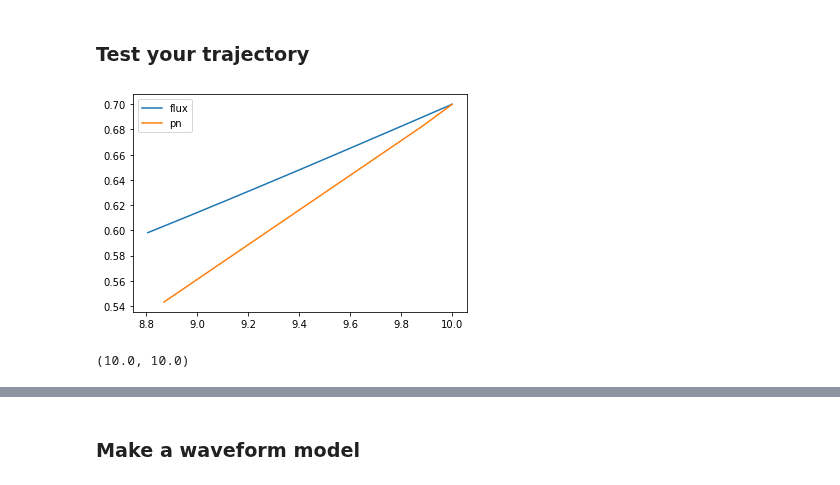
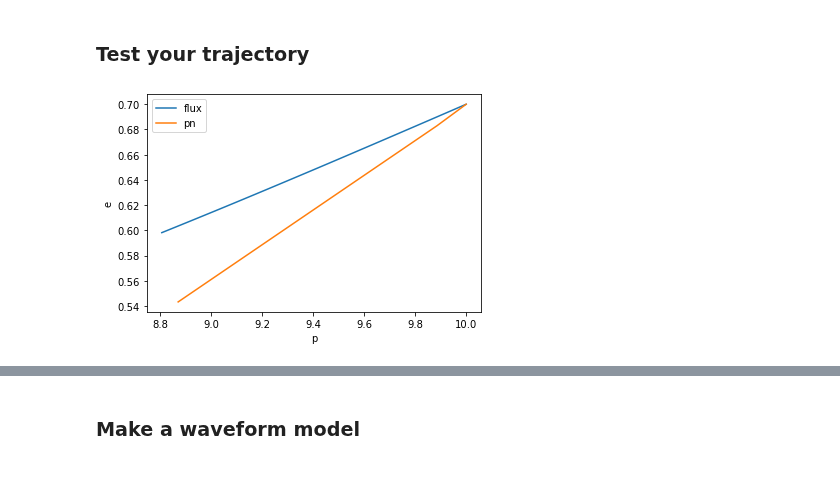
Before and after one commit to BlackHolePerturbationToolkit/FastEMRIWaveforms, a Jupyter notebook: docs/doctrees/nbsphinx/tutorial/SchwarzschildEccentricWaveform_intro.ipynb, the cells around one changed output, grey strips where cells are left out. Drawn from its saved outputs; the diff is of its cells as text; code cells hidden in the pictures.

```diff
--- a/docs/doctrees/nbsphinx/tutorial/SchwarzschildEccentricWaveform_intro.ipynb
+++ b/docs/doctrees/nbsphinx/tutorial/SchwarzschildEccentricWaveform_intro.ipynb
@@ -928,11 +928,14 @@ class PnTrajectory(TrajectoryBase):
 
         T = T * YRSID_SI / (M * MTSUN_SI)
 
+        Msec = M * MTSUN_SI
+
         epsilon = mu/M
         integrator = DOP853(PN(epsilon), 0.0, y0, T)
 
         t_out, p_out, e_out = [], [], []
         Phi_phi_out, Phi_r_out = [], []
+        t_out.append(0.0)
         p_out.append(p0)
         e_out.append(e0)
         Phi_phi_out.append(0.0)
@@ -943,7 +946,7 @@ class PnTrajectory(TrajectoryBase):
         while integrator.t < T and run:
             integrator.step()
             p, e, Phi_phi, Phi_r = integrator.y
-            t_out.append(integrator.t)
+            t_out.append(integrator.t * Msec)
             p_out.append(p)
             e_out.append(e)
             Phi_phi_out.append(Phi_phi)
@@ -966,31 +969,28 @@ class PnTrajectory(TrajectoryBase):
 # %%
 M = 1e6
 mu = 1e1
 p0 = 10.0
 e0 = 0.7
 T = 1.0
 
 traj = PnTrajectory()
 
 test = traj(M, mu, p0, e0, T=T, dt=10.0)
 
 traj2 = RunSchwarzEccFluxInspiral()
 
 flux = traj2(M, mu, p0, e0, T=T, dt=10.0)
 
 p = test[1]
 e = test[2]
 
 import matplotlib.pyplot as plt
 plt.plot(flux[1], flux[2], label='flux')
 plt.plot(p, e, label='pn')
-
+plt.ylabel('e')
+plt.xlabel('p')
 
 plt.legend()
 plt.savefig('trajectory_pn_vs_flux.pdf', dpi=200)
 # %% [output]
-[figure, old version]
+[figure, new version]
-# %%
-flux[1][0], p[0]
-# %% [output]
-(10.0, 10.0)
```
Also changed, not shown: parts of 10 cells of this notebook, 14 other files.
